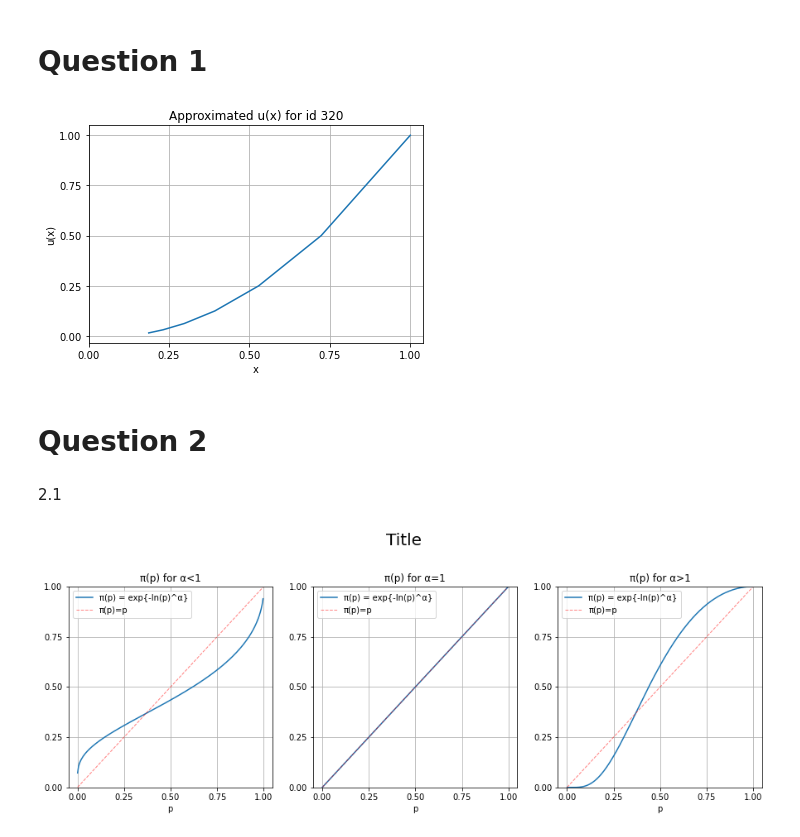
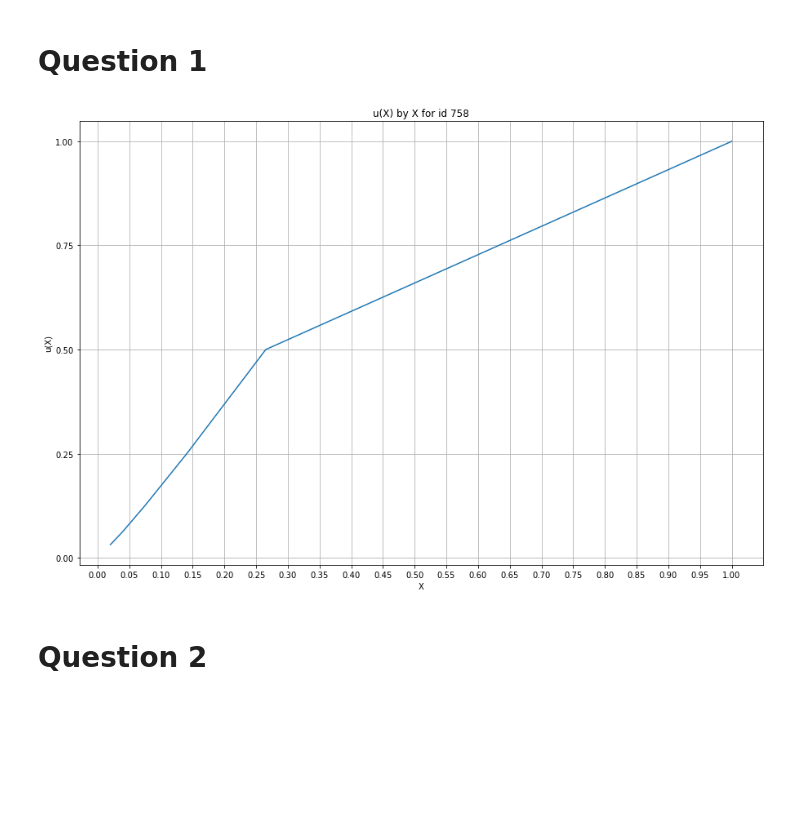
Before and after one commit to nadavWeisler/ComputationAndCognition, a Jupyter notebook: ex9/ex9.ipynb, the cells around one changed output. Cells and saved outputs as stored; diff of their text form; code cells hidden in the pictures; blank space fills up the shorter version.

```diff
--- a/ex9/ex9.ipynb
+++ b/ex9/ex9.ipynb
@@ -28,13 +16,24 @@ while trail <= 5:
+# %%
+X_g = 1
+X_s = [1]
+u_X_s = [1]
+# %%
+for i in range(1, 6):
+    X_i_s = np.linspace(0, X_g)[hamster(np.linspace(0, X_g), X_g, 758).sum()]
+    X_s.append(X_i_s)
+    u_X_s.append(u_X_s[i-1] * 0.5)
+    X_g = X_i_s
 # %%
-plt.plot(bals,u)
-plt.title("Approximated u(x) for id 320")
-plt.xlabel("x")
-plt.ylabel("u(x)")
-plt.xticks(np.arange(0,1.25,0.25))
-plt.yticks(np.arange(0,1.25,0.25))
+plt.figure(figsize=(15, 10))
+plt.plot(X_s, u_X_s)
+plt.title("u(X) by X for id 758")
+plt.xlabel("X")
+plt.ylabel("u(X)")
+plt.xticks(np.arange(0, 1.01, 0.05))
+plt.yticks(np.arange(0, 1.01, 0.25))
 plt.grid()
 plt.show()
 # %% [output]
-[figure, old version]
+[figure, new version]
 # %% [markdown]
 # Question 2
@@ -45,26 +39,0 @@ SIGMA = "\u03C3"
-# %% [markdown]
-2.1
-# %%
-p = np.arange(start=0.001, stop=1, step=0.005)  # can't take log of zero
-alpha = [0.5, 1, 1.9]
-signs = ["<", "=", ">"]
-
-fig, ax = plt.subplots(1, 3, figsize=(15, 5))
-for i in range(len(alpha)):
-    pi = np.exp(-((-np.log(p))**alpha[i]))
-
-    ax[i].plot(p, pi, label=PI+"(p) = exp{-ln(p)^"+ALPHA+"}")
-    ax[i].set_title(PI+"(p) for "+ALPHA+signs[i]+"1")
-    ax[i].set_xlabel("p")
-    ax[i].set_ylim(0, 1)
-    ax[i].grid()
-    ax[i].plot(p, p, linestyle="--", alpha=0.5, lw=1, c="r", label=PI+"(p)=p")
-    ax[i].set_xticks(np.arange(0, 1.25, step=0.25))
-    ax[i].set_yticks(np.arange(0, 1.25, step=0.25))
-    ax[i].legend()
-
-fig.suptitle("Title", fontsize=20)
-fig.subplots_adjust(top=0.8)
-plt.show()
-# %% [output]
-[figure, removed]
```
Also changed, not shown: parts of 38 cells of this notebook, 1 other file.
